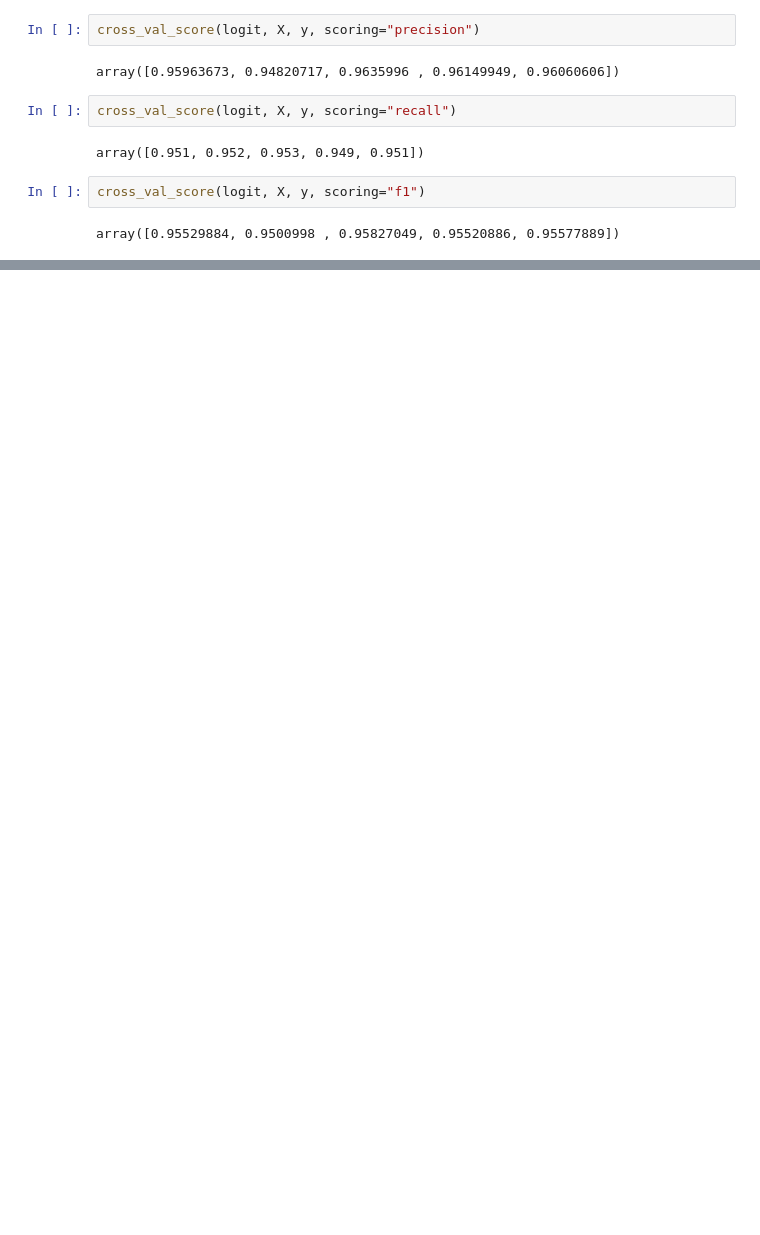
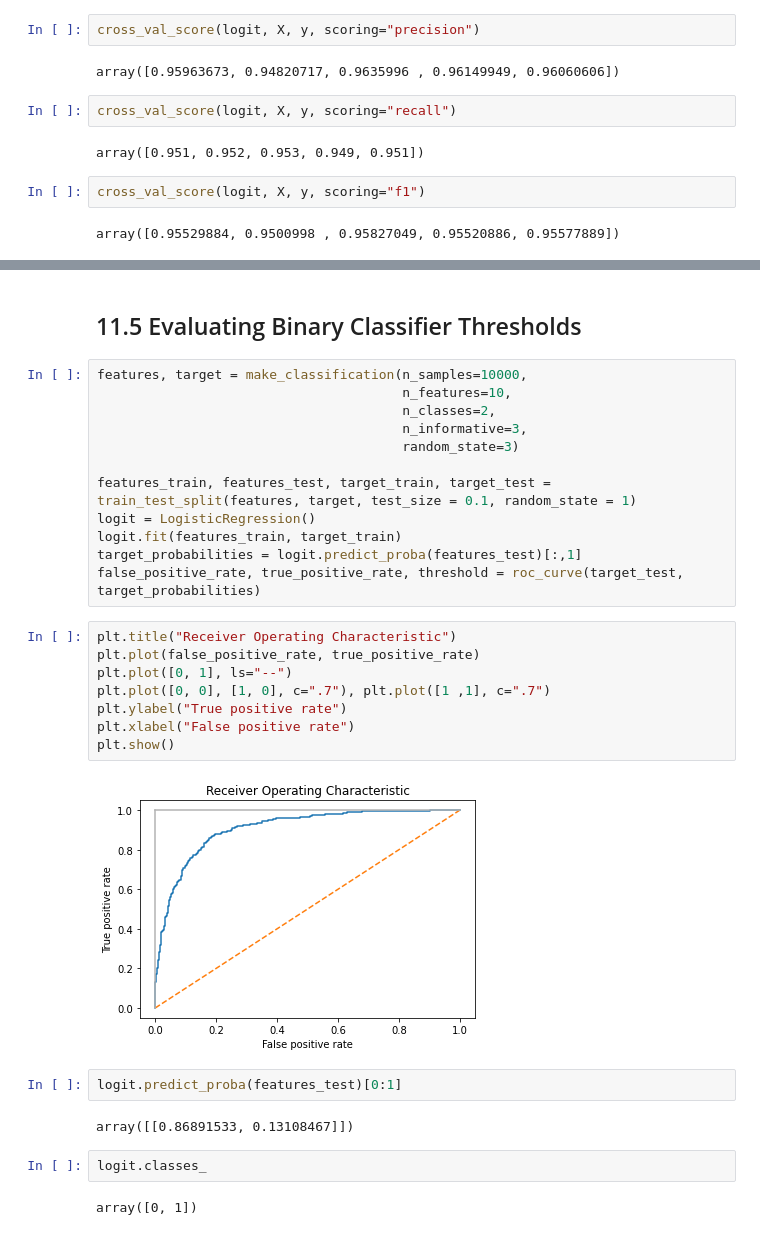
Before and after one commit to mahelvson/MachineLearningCookBook, a Jupyter notebook: Chap11 - Model Evaluation.ipynb, the cells around one changed output, grey strips where cells are left out. Cells and saved outputs as stored; diff of their text form; blank space fills up the shorter version.

```diff
--- a/Chap11 - Model Evaluation.ipynb
+++ b/Chap11 - Model Evaluation.ipynb
@@ -122,0 +141,32 @@ array([0.95529884, 0.9500998 , 0.95827049, 0.95520886, 0.95577889])
+# %% [markdown]
+## 11.5 Evaluating Binary Classifier Thresholds
+# %%
+features, target = make_classification(n_samples=10000,
+                                       n_features=10,
+                                       n_classes=2,
+                                       n_informative=3,
+                                       random_state=3)
+
+features_train, features_test, target_train, target_test = train_test_split(features, target, test_size = 0.1, random_state = 1)
+logit = LogisticRegression()
+logit.fit(features_train, target_train)
+target_probabilities = logit.predict_proba(features_test)[:,1]
+false_positive_rate, true_positive_rate, threshold = roc_curve(target_test, target_probabilities)
+# %%
+plt.title("Receiver Operating Characteristic")
+plt.plot(false_positive_rate, true_positive_rate)
+plt.plot([0, 1], ls="--")
+plt.plot([0, 0], [1, 0], c=".7"), plt.plot([1 ,1], c=".7")
+plt.ylabel("True positive rate")
+plt.xlabel("False positive rate")
+plt.show()
+# %% [output]
+[figure, added]
+# %%
+logit.predict_proba(features_test)[0:1]
+# %% [output]
+array([[0.86891533, 0.13108467]])
+# %%
+logit.classes_
+# %% [output]
+array([0, 1])
```
Also changed, not shown: parts of 33 cells of this notebook.
